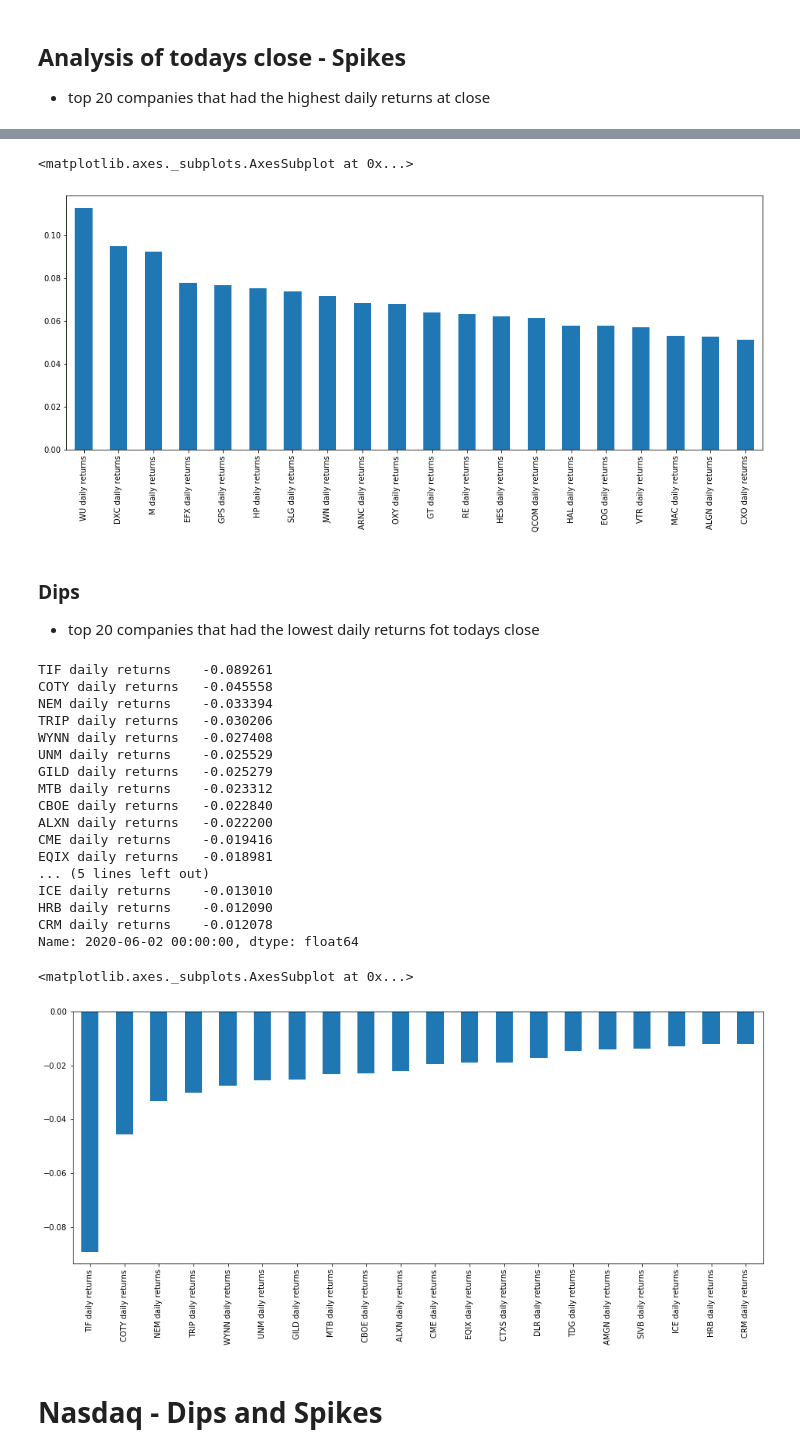
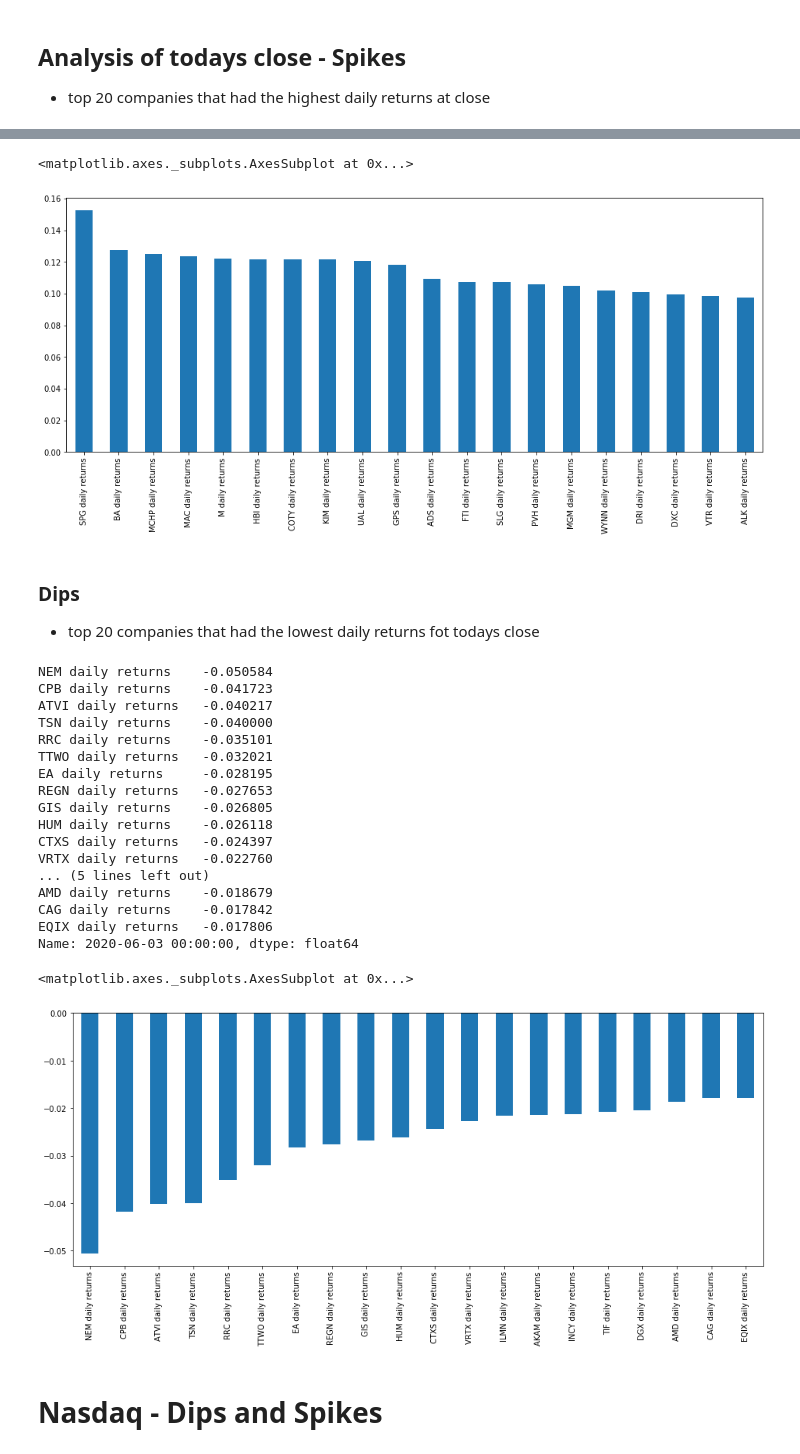
Before and after one commit to Berkat0789/Portfolio, a Jupyter notebook: Finance/S&P Daily Analysis - Returns/S&P and Nasdaq Daily returns analysis.ipynb, the cells around one changed output, grey strips where cells are left out. Cells and saved outputs as stored; diff of their text form; code cells hidden in the pictures.

```diff
--- a/Finance/S&P Daily Analysis - Returns/S&P and Nasdaq Daily returns analysis.ipynb
+++ b/Finance/S&P Daily Analysis - Returns/S&P and Nasdaq Daily returns analysis.ipynb
@@ -106,36 +106,36 @@ Name: 2020-06-02 00:00:00, dtype: float64
 # %%
-returns_df.transpose()["2020-06-02"].sort_values(ascending = False).head(20).plot(kind = 'bar', figsize = (16,6))
+returns_df.transpose()["2020-06-03"].sort_values(ascending = False).head(20).plot(kind = 'bar', figsize = (16,6))
 # %% [output]
 <matplotlib.axes._subplots.AxesSubplot at 0x...>
-[figure, old version]
+[figure, new version]
 # %% [markdown]
 ### Dips
 - top 20 companies that had the lowest daily returns fot todays close
 # %%
-returns_df.transpose()["2020-06-02"].sort_values(ascending = True).head(20)
+returns_df.transpose()["2020-06-03"].sort_values(ascending = True).head(20)
 # %% [output]
-TIF daily returns    -0.089261
-COTY daily returns   -0.045558
-NEM daily returns    -0.033394
-TRIP daily returns   -0.030206
-WYNN daily returns   -0.027408
-UNM daily returns    -0.025529
-GILD daily returns   -0.025279
-MTB daily returns    -0.023312
-CBOE daily returns   -0.022840
-ALXN daily returns   -0.022200
-CME daily returns    -0.019416
-EQIX daily returns   -0.018981
+NEM daily returns    -0.050584
+CPB daily returns    -0.041723
+ATVI daily returns   -0.040217
+TSN daily returns    -0.040000
+RRC daily returns    -0.035101
+TTWO daily returns   -0.032021
+EA daily returns     -0.028195
+REGN daily returns   -0.027653
+GIS daily returns    -0.026805
+HUM daily returns    -0.026118
+CTXS daily returns   -0.024397
+VRTX daily returns   -0.022760
 ... (5 lines left out)
-ICE daily returns    -0.013010
-HRB daily returns    -0.012090
-CRM daily returns    -0.012078
-Name: 2020-06-02 00:00:00, dtype: float64
+AMD daily returns    -0.018679
+CAG daily returns    -0.017842
+EQIX daily returns   -0.017806
+Name: 2020-06-03 00:00:00, dtype: float64
 # %%
-returns_df.transpose()["2020-06-02"].sort_values(ascending = True).head(20).plot(kind = "bar", figsize = (16,6))
+returns_df.transpose()["2020-06-03"].sort_values(ascending = True).head(20).plot(kind = "bar", figsize = (16,6))
 # %% [output]
 <matplotlib.axes._subplots.AxesSubplot at 0x...>
-[figure, old version]
+[figure, new version]
 # %% [markdown]
 # Nasdaq - Dips and Spikes
 # %% [markdown]
```
Also changed, not shown: parts of 7 cells of this notebook, 7 other files.
